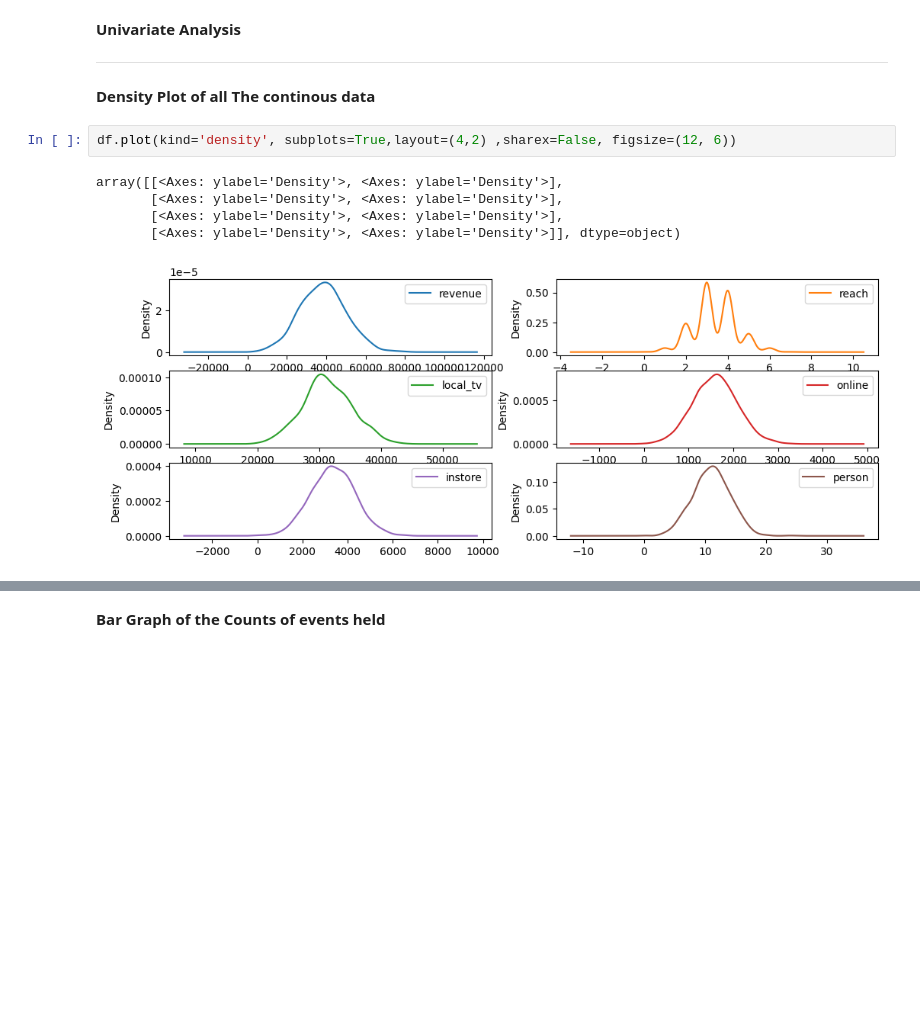
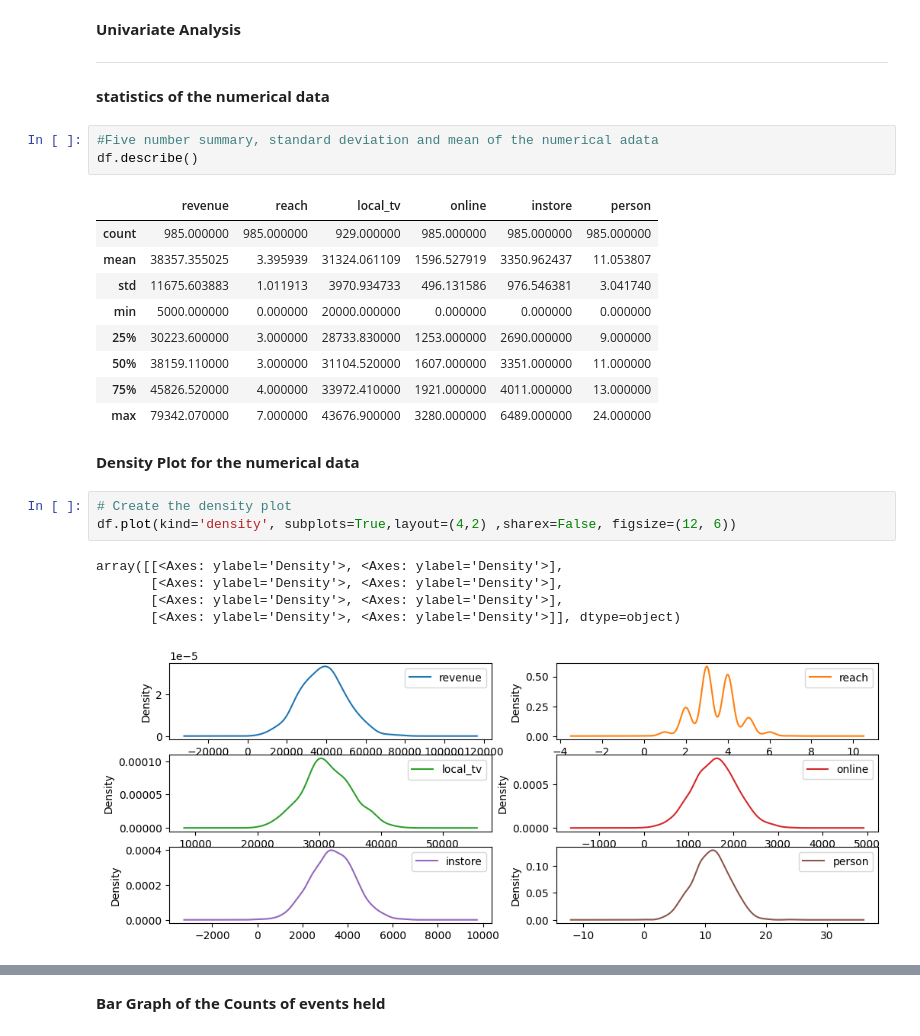
Before and after one commit to Tshifhumulo10/Martketing-Analysis-and-Revenue-Prediction, a Jupyter notebook: Martketing_Analysis_and_Revenue_Prediction.ipynb, the cells around one changed output, grey strips where cells are left out. Saved outputs shown, nothing was run; the diff lists cells and outputs as text; blank space fills up the shorter version.

```diff
--- a/Martketing_Analysis_and_Revenue_Prediction.ipynb
+++ b/Martketing_Analysis_and_Revenue_Prediction.ipynb
@@ -102,9 +102,25 @@ df
 **Univariate Analysis**
 
 ---
+# %% [markdown]
+**statistics of the numerical data**
+# %%
+#Five number summary, standard deviation and mean of the numerical adata
+df.describe()
+# %% [output]
+|  | revenue | reach | local_tv | online | instore | person |
+| count | 985.000000 | 985.000000 | 929.000000 | 985.000000 | 985.000000 | 985.000000 |
+| mean | 38357.355025 | 3.395939 | 31324.061109 | 1596.527919 | 3350.962437 | 11.053807 |
+| std | 11675.603883 | 1.011913 | 3970.934733 | 496.131586 | 976.546381 | 3.041740 |
+| min | 5000.000000 | 0.000000 | 20000.000000 | 0.000000 | 0.000000 | 0.000000 |
+| 25% | 30223.600000 | 3.000000 | 28733.830000 | 1253.000000 | 2690.000000 | 9.000000 |
+| 50% | 38159.110000 | 3.000000 | 31104.520000 | 1607.000000 | 3351.000000 | 11.000000 |
+| 75% | 45826.520000 | 4.000000 | 33972.410000 | 1921.000000 | 4011.000000 | 13.000000 |
+| max | 79342.070000 | 7.000000 | 43676.900000 | 3280.000000 | 6489.000000 | 24.000000 |
 # %% [markdown]
-**Density Plot of all The continous data**
+**Density Plot  for the numerical data**
 # %%
+# Create the density plot
 df.plot(kind='density', subplots=True,layout=(4,2) ,sharex=False, figsize=(12, 6))
 # %% [output]
 array([[<Axes: ylabel='Density'>, <Axes: ylabel='Density'>],
```
Also changed, not shown: parts of 7 cells of this notebook.
